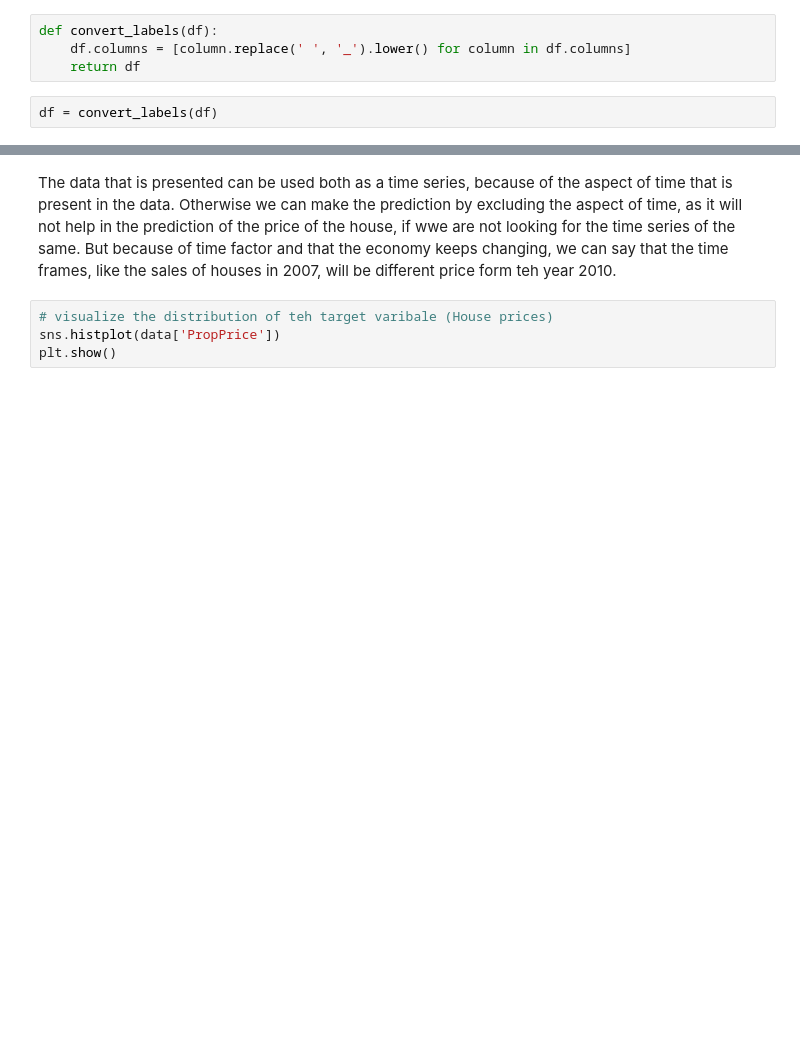
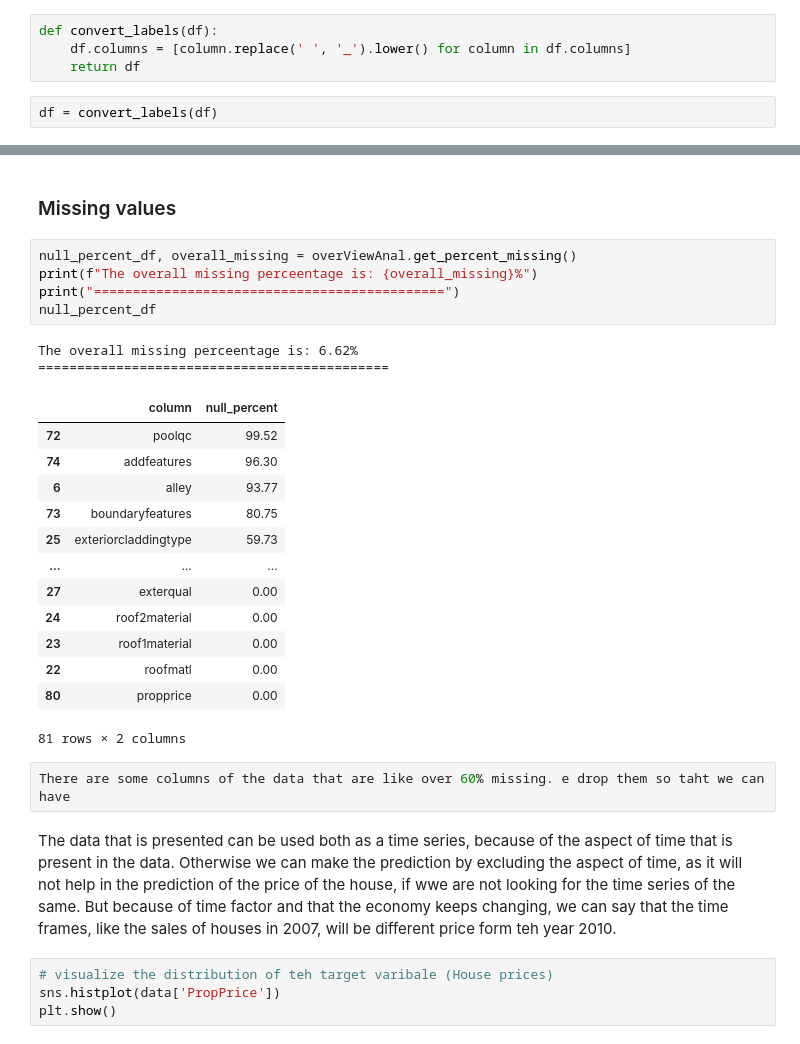
Before and after one commit to Desmondonam/House_prediction, a Jupyter notebook: Notebooks/house_prediction.ipynb, the cells around one changed output, grey strips where cells are left out. Drawn from its saved outputs; the diff is of its cells as text; blank space fills up the shorter version.

```diff
--- a/Notebooks/house_prediction.ipynb
+++ b/Notebooks/house_prediction.ipynb
@@ -152,3 +268,28 @@ df = convert_labels(df)
+# %% [markdown]
+### Missing values
+# %%
+null_percent_df, overall_missing = overViewAnal.get_percent_missing()
+print(f"The overall missing perceentage is: {overall_missing}%")
+print("=============================================")
+null_percent_df
+# %% [output]
+The overall missing perceentage is: 6.62%
+=============================================
+|  | column | null_percent |
+| 72 | poolqc | 99.52 |
+| 74 | addfeatures | 96.30 |
+| 6 | alley | 93.77 |
+| 73 | boundaryfeatures | 80.75 |
+| 25 | exteriorcladdingtype | 59.73 |
+| ... | ... | ... |
+| 27 | exterqual | 0.00 |
+| 24 | roof2material | 0.00 |
+| 23 | roof1material | 0.00 |
+| 22 | roofmatl | 0.00 |
+| 80 | propprice | 0.00 |
+81 rows × 2 columns
+# %%
+There are some columns of the data that are like over 60% missing. e drop them so taht we can have
 # %% [markdown]
 The data that is presented can be used both as a time series, because of the aspect of time that is present in the data.
 Otherwise we can make the prediction by excluding the aspect of time, as it will not help in the prediction of the price
```
Also changed, not shown: parts of 7 cells of this notebook, 1 other file.
